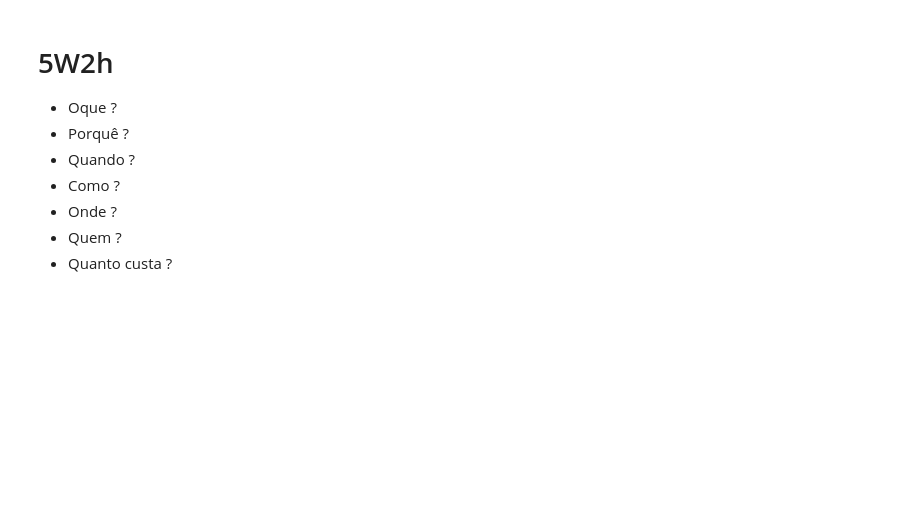
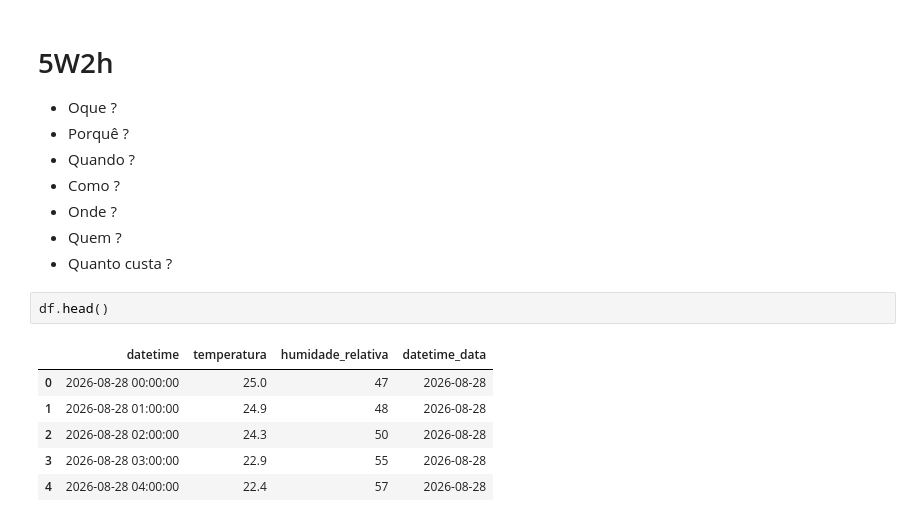
Before and after one commit to lucassilva-aiengineer/Pratica-Data-Sciense, a Jupyter notebook: pratica_2/praticando_data_sciense_2.ipynb, the cells around one changed output. Cells and saved outputs as stored; diff of their text form; blank space fills up the shorter version.

```diff
--- a/pratica_2/praticando_data_sciense_2.ipynb
+++ b/pratica_2/praticando_data_sciense_2.ipynb
@@ -76,3 +83,12 @@ dtype: object
 - Onde ?
 - Quem ?
 - Quanto custa ?
+# %%
+df.head()
+# %% [output]
+|  | datetime | temperatura | humidade_relativa | datetime_data |
+| 0 | 2026-08-28 00:00:00 | 25.0 | 47 | 2026-08-28 |
+| 1 | 2026-08-28 01:00:00 | 24.9 | 48 | 2026-08-28 |
+| 2 | 2026-08-28 02:00:00 | 24.3 | 50 | 2026-08-28 |
+| 3 | 2026-08-28 03:00:00 | 22.9 | 55 | 2026-08-28 |
+| 4 | 2026-08-28 04:00:00 | 22.4 | 57 | 2026-08-28 |
```
Also changed, not shown: parts of 21 cells of this notebook.
